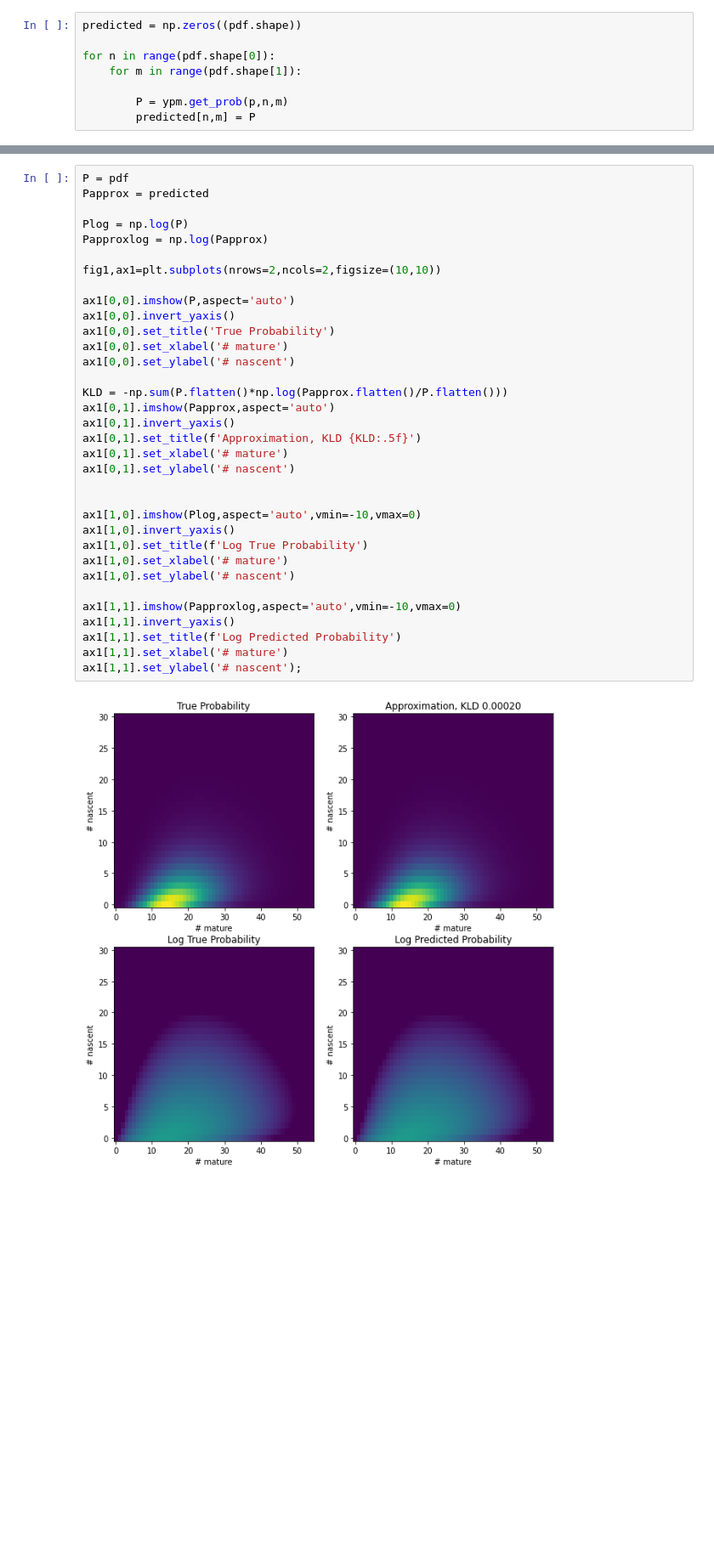
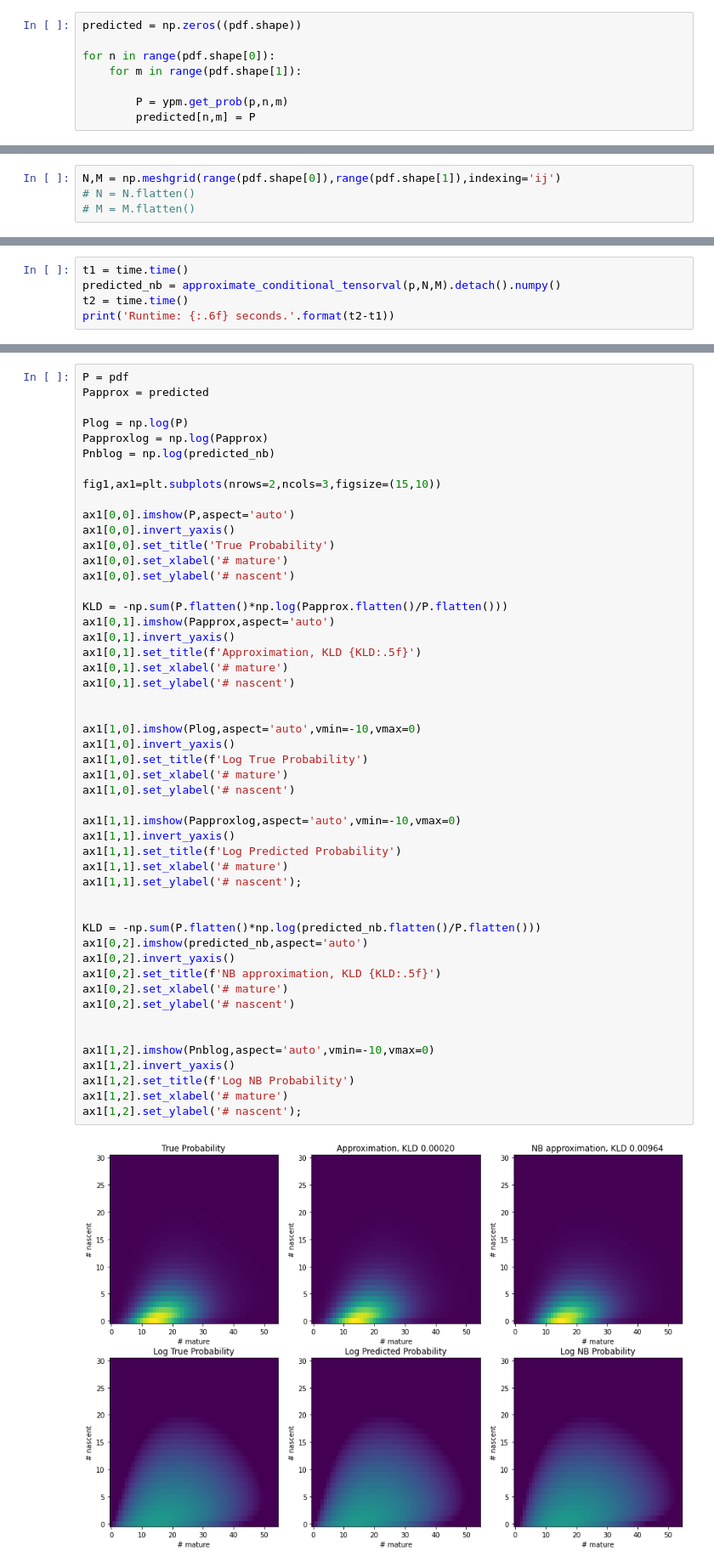
Before and after one commit to mtcarilli/CME_approximations, a Jupyter notebook: Conditional/Final_Env.ipynb, the cells around one changed output, grey strips where cells are left out. Shown at 85% size. Cells and saved outputs as stored; diff of their text form; blank space fills up the shorter version.

Commit message:
approximation

```diff
--- a/Conditional/Final_Env.ipynb
+++ b/Conditional/Final_Env.ipynb
@@ -52,0 +133,4 @@ for n in range(pdf.shape[0]):
+# %%
+N,M = np.meshgrid(range(pdf.shape[0]),range(pdf.shape[1]),indexing='ij')
+# N = N.flatten()
+# M = M.flatten()
@@ -52,0 +151,5 @@ for n in range(pdf.shape[0]):
+# %%
+t1 = time.time()
+predicted_nb = approximate_conditional_tensorval(p,N,M).detach().numpy()
+t2 = time.time()
+print('Runtime: {:.6f} seconds.'.format(t2-t1))
@@ -56,33 +161,49 @@ Papprox = predicted
 
 Plog = np.log(P)
 Papproxlog = np.log(Papprox)
+Pnblog = np.log(predicted_nb)
 
-fig1,ax1=plt.subplots(nrows=2,ncols=2,figsize=(10,10))
+fig1,ax1=plt.subplots(nrows=2,ncols=3,figsize=(15,10))
 
 ax1[0,0].imshow(P,aspect='auto')
 ax1[0,0].invert_yaxis()
 ax1[0,0].set_title('True Probability')
 ax1[0,0].set_xlabel('# mature')
 ax1[0,0].set_ylabel('# nascent')
 
 KLD = -np.sum(P.flatten()*np.log(Papprox.flatten()/P.flatten()))
 ax1[0,1].imshow(Papprox,aspect='auto')
 ax1[0,1].invert_yaxis()
 ax1[0,1].set_title(f'Approximation, KLD {KLD:.5f}')
 ax1[0,1].set_xlabel('# mature')
 ax1[0,1].set_ylabel('# nascent')
 
 
 ax1[1,0].imshow(Plog,aspect='auto',vmin=-10,vmax=0)
 ax1[1,0].invert_yaxis()
 ax1[1,0].set_title(f'Log True Probability')
 ax1[1,0].set_xlabel('# mature')
 ax1[1,0].set_ylabel('# nascent')
 
 ax1[1,1].imshow(Papproxlog,aspect='auto',vmin=-10,vmax=0)
 ax1[1,1].invert_yaxis()
 ax1[1,1].set_title(f'Log Predicted Probability')
 ax1[1,1].set_xlabel('# mature')
 ax1[1,1].set_ylabel('# nascent');
+
+
+KLD = -np.sum(P.flatten()*np.log(predicted_nb.flatten()/P.flatten()))
+ax1[0,2].imshow(predicted_nb,aspect='auto')
+ax1[0,2].invert_yaxis()
+ax1[0,2].set_title(f'NB approximation, KLD {KLD:.5f}')
+ax1[0,2].set_xlabel('# mature')
+ax1[0,2].set_ylabel('# nascent')
+
+
+ax1[1,2].imshow(Pnblog,aspect='auto',vmin=-10,vmax=0)
+ax1[1,2].invert_yaxis()
+ax1[1,2].set_title(f'Log NB Probability')
+ax1[1,2].set_xlabel('# mature')
+ax1[1,2].set_ylabel('# nascent');
 # %% [output]
-[figure, old version]
+[figure, new version]
```
Also changed, not shown: parts of 7 cells of this notebook.
